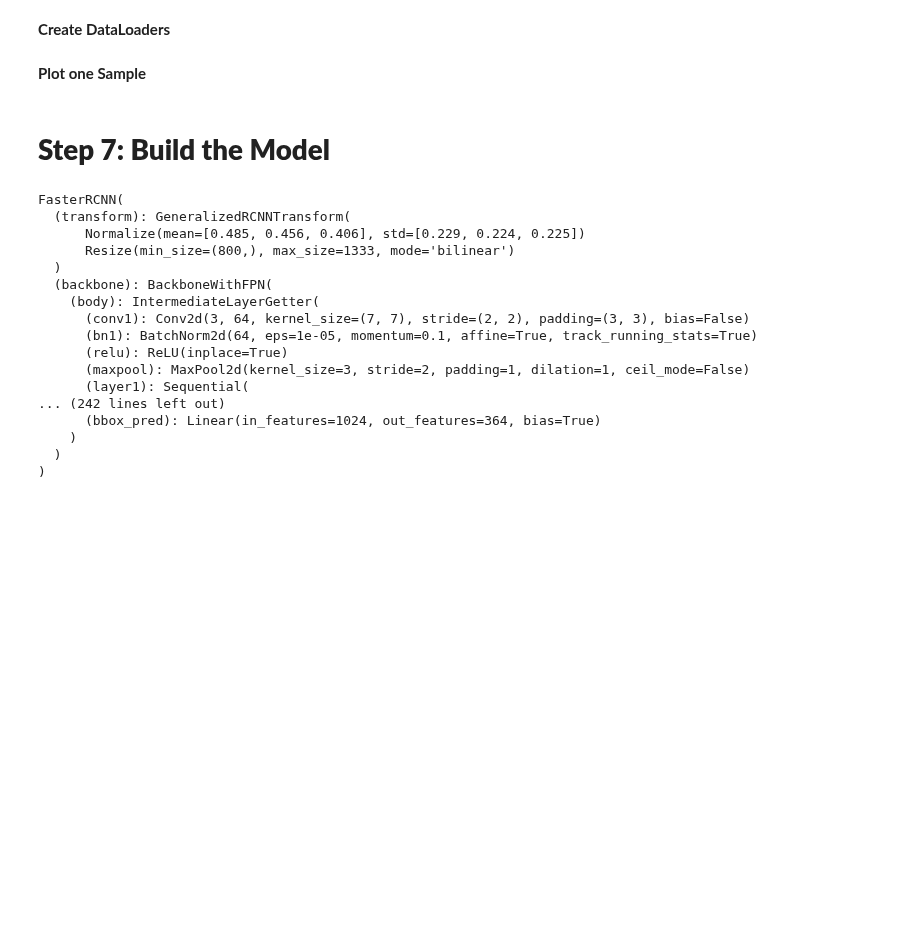
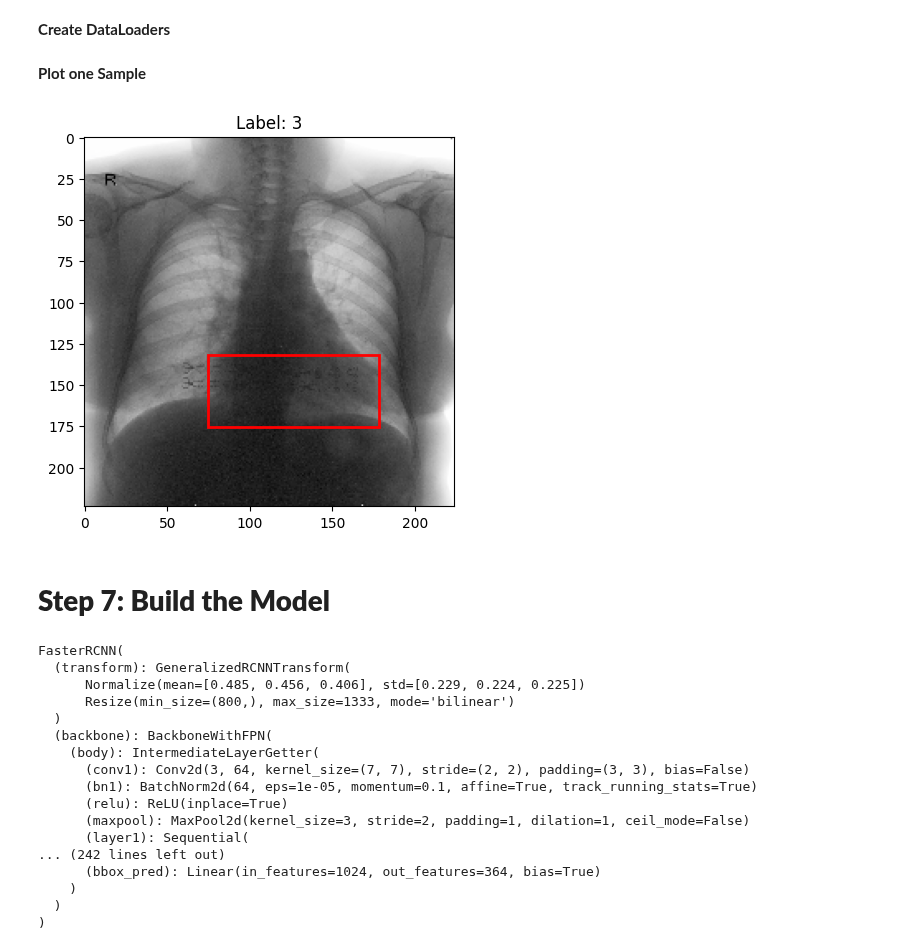
Before and after one commit to bjorneme/master_thesis, a Jupyter notebook: notebooks_VinDr-CXR/Detr.ipynb, the cells around one changed output. Saved outputs shown, nothing was run; the diff lists cells and outputs as text; code cells hidden in the pictures; blank space fills up the shorter version.

```diff
--- a/notebooks_VinDr-CXR/Detr.ipynb
+++ b/notebooks_VinDr-CXR/Detr.ipynb
@@ -100,0 +91,3 @@ labels_df.head()
+# %%
+labels_df = labels_df[labels_df['class_id'] != 14].reset_index(drop=True)
+labels_df.head()
@@ -149,6 +150,9 @@ class VinDrCXRDataset(Dataset):
         row = self.df.iloc[idx]
         img_path = row['Path']
         image = load_dicom_image(img_path)
+        # Convert PIL image to numpy array
+        image_np = np.array(image)
+
         bbox = [row['x_min'], row['y_min'], row['x_max'], row['y_max']]
         label = row['class_id']
 
@@ -158,7 +162,7 @@ class VinDrCXRDataset(Dataset):
         }
 
         if self.transforms:
-            transformed = self.transforms(image=image, bboxes=[bbox], labels=[label])
+            transformed = self.transforms(image=image_np, bboxes=[bbox], labels=[label])
             image = transformed['image']
             bbox = transformed['bboxes'][0]
             label = transformed['labels'][0]
@@ -175,9 +179,7 @@ import albumentations as A
 from albumentations.pytorch import ToTensorV2
 
 train_transforms = A.Compose([
-    A.RandomResizedCrop(height=224, width=224, scale=(0.8, 1.0), p=1.0),
-    A.HorizontalFlip(p=0.5),
-    A.Rotate(limit=10, p=0.5),
+    A.Resize(height=224, width=224),
     A.Normalize(mean=(0.485, 0.456, 0.406),
                 std=(0.229, 0.224, 0.225)),
     ToTensorV2()
@@ -206,3 +206,32 @@ val_loader   = DataLoader(val_dataset, batch_size=32, shuffle=False, num_workers
+# %%
+def plot_sample(dataset, index=0):
+    image, target = dataset[index]
+    # Convert tensor image to numpy array and denormalize
+    image_np = image.permute(1, 2, 0).numpy()
+    mean = np.array([0.485, 0.456, 0.406])
+    std = np.array([0.229, 0.224, 0.225])
+    image_np = std * image_np + mean
+    image_np = np.clip(image_np, 0, 1)
+
+    fig, ax = plt.subplots(1)
+    ax.imshow(image_np)
+
+    # Plot bounding box
+    boxes = target['boxes'].numpy()
+    for box in boxes:
+        x_min, y_min, x_max, y_max = box
+        width = x_max - x_min
+        height = y_max - y_min
+        rect = patches.Rectangle((x_min, y_min), width, height,
+                                 linewidth=2, edgecolor='r', facecolor='none')
+        ax.add_patch(rect)
+    plt.title(f"Label: {target['labels'].item()}")
+    plt.show()
+
+# Plot a sample from the training dataset
+plot_sample(train_dataset, index=0)
+# %% [output]
+[figure, added]
 # %% [markdown]
 # **Step 7: Build the Model**
 # %%
```
Also changed, not shown: parts of 6 cells of this notebook.
